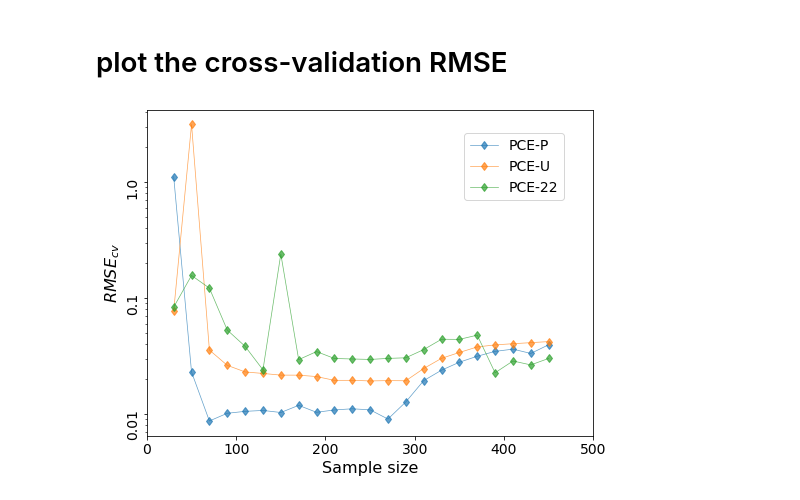
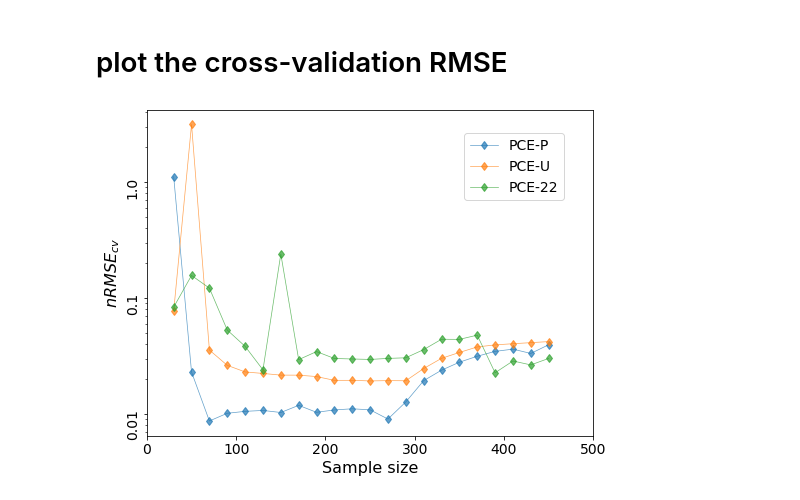
Before and after one commit to QianWanghhu/factor_fixing, a Jupyter notebook: qian_dev/PCE-performance.ipynb, the cells around one changed output. Drawn from its saved outputs; the diff is of its cells as text; code cells hidden in the pictures.

```diff
--- a/qian_dev/PCE-performance.ipynb
+++ b/qian_dev/PCE-performance.ipynb
@@ -196,22 +196,22 @@ df = df.replace(0,np.nan)
 # %%
 # Plot RMSE vs sample size
 import matplotlib.ticker as mticker
 fig, axes = plt.subplots(nrows=1, ncols=1, sharey=True, figsize=(8, 6))
 index_plot = np.array(np.arange(2, 45, 2))
 # xticks = [int(i.split('_')[1]) for i in df['index'].values]
 df['index'] = xticks
 ax1 = df.iloc[index_plot].plot(x='index', y=df.columns[[1, 2, 3]], kind='line', marker='d',
                 legend=True, logy=True, ax=axes, linewidth=0.7, alpha=0.7, logx=False)
 
 ax1.legend(['PCE-P', 'PCE-U', 'PCE-22'], bbox_to_anchor=(0.95, 0.95), fontsize=14) # 'PCE-U',
-ax1.set_ylabel(r'$RMSE_{cv}$', fontsize = 16);
+ax1.set_ylabel(r'$nRMSE_{cv}$', fontsize = 16);
 ax1.set_xlabel('Sample size', fontsize = 16);
 ax1.set_xlim(0, 500)
 # ax1.set_xticklabels(xticks, rotation=90, fontsize=14);
 ticks_loc = ax1.get_yticks().tolist()
 ax1.yaxis.set_major_locator(mticker.FixedLocator(ticks_loc))
 ax1.set_yticklabels(ax1.get_yticks(), rotation=90, fontsize=14);
 ax1.set_xticklabels([int(i) for i in ax1.get_xticks()], fontsize=14);
 plt.savefig(f'{output_path}/figure/adaptive_cross_validation_log.png', dpi=300, format='png')
 # %% [output]
-[figure, old version]
+[figure, new version]
```
Also changed, not shown: parts of 1 cell of this notebook.
